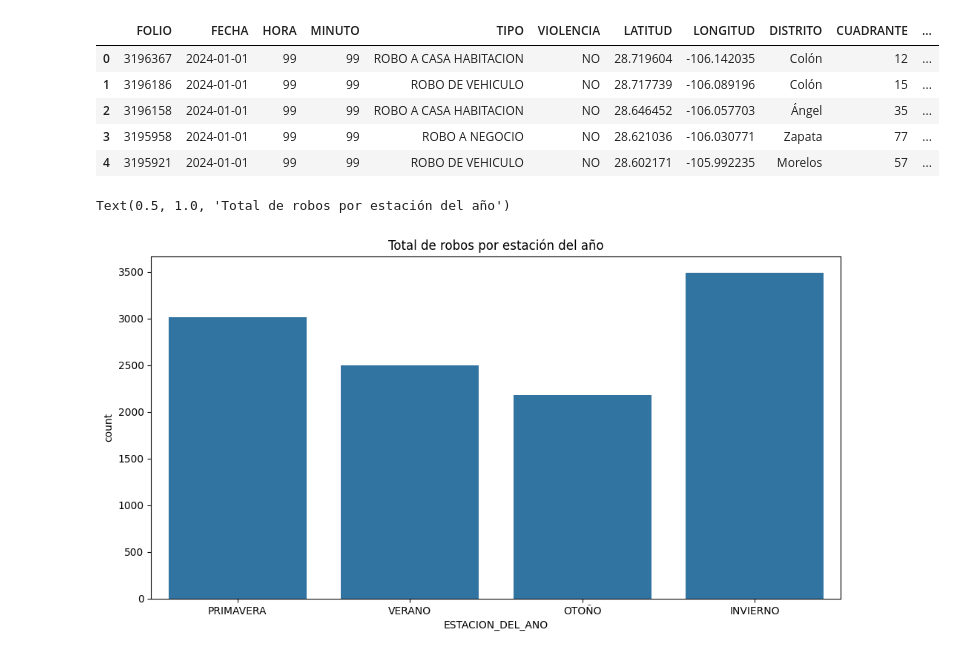
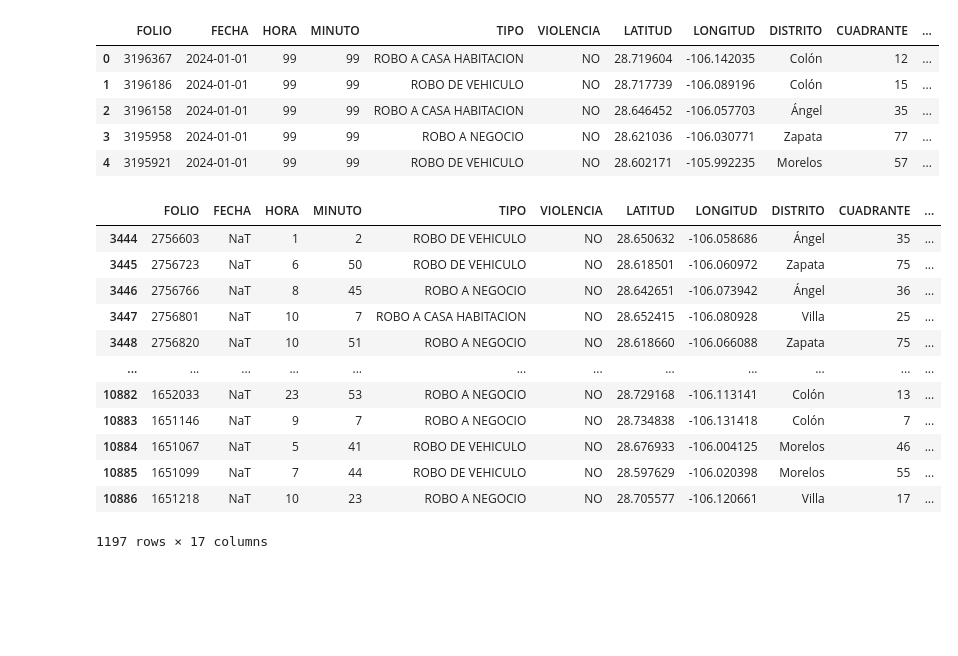
Before and after one commit to CLA-TI3001C-AD2025-G100/A01563230-EDA, a Jupyter notebook: Iteracion2.ipynb, the cells around one changed output. Drawn from its saved outputs; the diff is of its cells as text; code cells hidden in the pictures; blank space fills up the shorter version.

```diff
--- a/Iteracion2.ipynb
+++ b/Iteracion2.ipynb
@@ -294,10 +324,20 @@ df.head()
 | 2 | 3196158 | 2024-01-01 | 99 | 99 | ROBO A CASA HABITACION | NO | 28.646452 | -106.057703 | Ángel | 35 | ... |
 | 3 | 3195958 | 2024-01-01 | 99 | 99 | ROBO A NEGOCIO | NO | 28.621036 | -106.030771 | Zapata | 77 | ... |
 | 4 | 3195921 | 2024-01-01 | 99 | 99 | ROBO DE VEHICULO | NO | 28.602171 | -105.992235 | Morelos | 57 | ... |
-# %%
-plt.figure(figsize=(12,6))
-sns.countplot(data=df, x='ESTACION_DEL_ANO', order=['PRIMAVERA', 'VERANO', 'OTOÑO', 'INVIERNO'])
-plt.title('Total de robos por estación del año')
-# %% [output]
-Text(0.5, 1.0, 'Total de robos por estación del año')
-[figure, removed]
+# %%
+# Dame los Desconocido de la ESTACION_DEL_ANO
+df[df['ESTACION_DEL_ANO'] == 'DESCONOCIDO']
+# %% [output]
+|  | FOLIO | FECHA | HORA | MINUTO | TIPO | VIOLENCIA | LATITUD | LONGITUD | DISTRITO | CUADRANTE | ... |
+| 3444 | 2756603 | NaT | 1 | 2 | ROBO DE VEHICULO | NO | 28.650632 | -106.058686 | Ángel | 35 | ... |
+| 3445 | 2756723 | NaT | 6 | 50 | ROBO DE VEHICULO | NO | 28.618501 | -106.060972 | Zapata | 75 | ... |
+| 3446 | 2756766 | NaT | 8 | 45 | ROBO A NEGOCIO | NO | 28.642651 | -106.073942 | Ángel | 36 | ... |
+| 3447 | 2756801 | NaT | 10 | 7 | ROBO A CASA HABITACION | NO | 28.652415 | -106.080928 | Villa | 25 | ... |
+| 3448 | 2756820 | NaT | 10 | 51 | ROBO A NEGOCIO | NO | 28.618660 | -106.066088 | Zapata | 75 | ... |
+| ... | ... | ... | ... | ... | ... | ... | ... | ... | ... | ... | ... |
+| 10882 | 1652033 | NaT | 23 | 53 | ROBO A NEGOCIO | NO | 28.729168 | -106.113141 | Colón | 13 | ... |
+| 10883 | 1651146 | NaT | 9 | 7 | ROBO A NEGOCIO | NO | 28.734838 | -106.131418 | Colón | 7 | ... |
+| 10884 | 1651067 | NaT | 5 | 41 | ROBO DE VEHICULO | NO | 28.676933 | -106.004125 | Morelos | 46 | ... |
+| 10885 | 1651099 | NaT | 7 | 44 | ROBO DE VEHICULO | NO | 28.597629 | -106.020398 | Morelos | 55 | ... |
+| 10886 | 1651218 | NaT | 10 | 23 | ROBO A NEGOCIO | NO | 28.705577 | -106.120661 | Villa | 17 | ... |
+1197 rows × 17 columns
```
Also changed, not shown: parts of 8 cells of this notebook, 2 other files.
